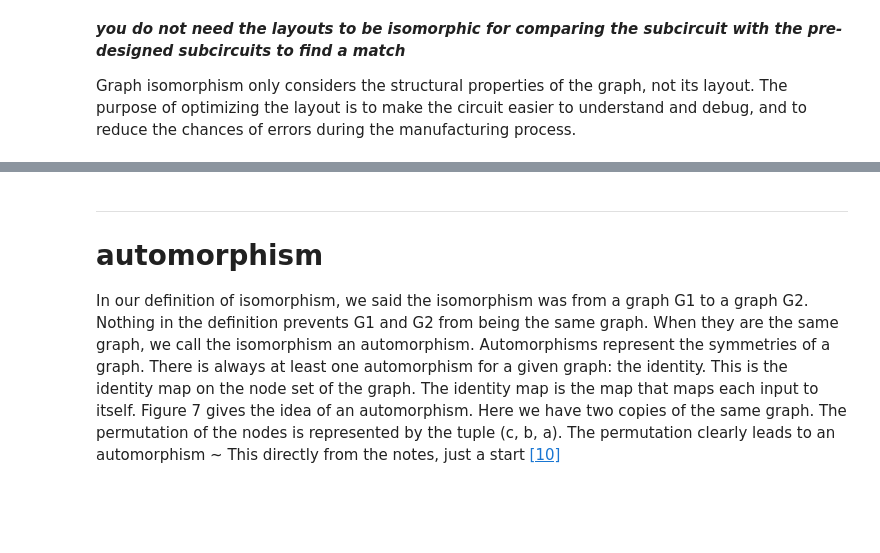
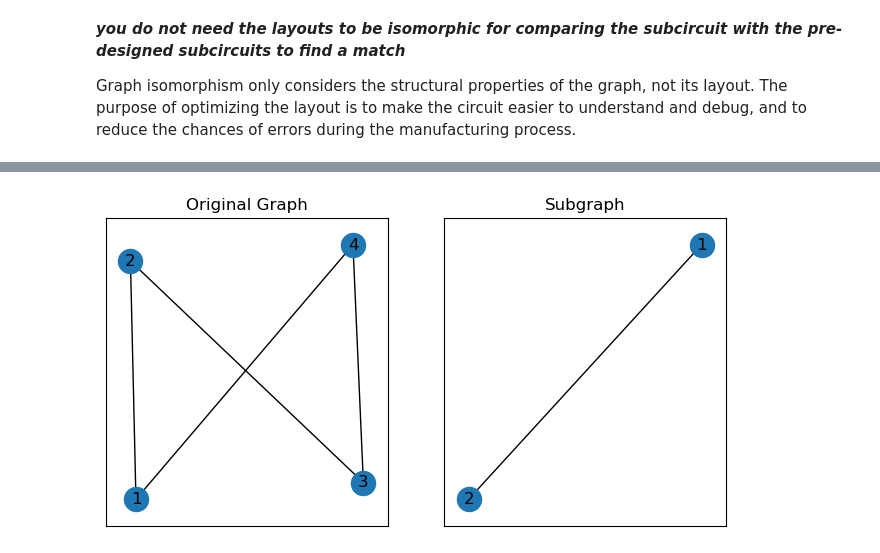
Before and after one commit to EoinieLawless/GraphTheoryProject, a Jupyter notebook: ProjectWork/Graph-isomorphism.ipynb, the cells around one changed output, grey strips where cells are left out. Drawn from its saved outputs; the diff is of its cells as text; code cells hidden in the pictures; blank space fills up the shorter version.

Commit message:
SubGraph

```diff
--- a/ProjectWork/Graph-isomorphism.ipynb
+++ b/ProjectWork/Graph-isomorphism.ipynb
@@ -276,15 +287,32 @@ Overall, the NP-intermediate result for graph isomorphism has important implicat
-# %% [markdown]
-***
-# automorphism
-
-In our definition of isomorphism, we said the isomorphism was
-from a graph G1 to a graph G2. Nothing in the definition prevents
-G1 and G2 from being the same graph. When they are the same
-graph, we call the isomorphism an automorphism.
-Automorphisms represent the symmetries of a graph. There is
-always at least one automorphism for a given graph: the identity.
-This is the identity map on the node set of the graph. The identity
-map is the map that maps each input to itself.
-Figure 7 gives the idea of an automorphism. Here we have two
-copies of the same graph. The permutation of the nodes is represented by the tuple (c, b, a). The permutation clearly leads to an
-automorphism  ~ This directly from the notes, just a start <a href="https://github.com/ianmcloughlin/graphs-groups-and-isomorphisms/raw/main/graphs-groups-and-isomorphisms.pdf">[10]</a>
+# %%
+import networkx as nx
+import matplotlib.pyplot as plt
+
+# To create a new graph
+G = nx.Graph()
+
+# add some nodes and edges to the graph
+G.add_nodes_from([1, 2, 3, 4])
+G.add_edges_from([(1, 2), (2, 3), (3, 4), (4, 1)])
+
+# create a subgraph of the original graph
+sub_nodes = [1, 2]
+sub_edges = [(1, 2)]
+G_sub = nx.Graph()
+G_sub.add_nodes_from(sub_nodes)
+G_sub.add_edges_from(sub_edges)
+
+# draw the original graph and the subgraph using matplotlib
+import matplotlib.pyplot as plt
+
+fig, ax = plt.subplots(nrows=1, ncols=2, figsize=(8, 4))
+
+nx.draw_networkx(G, ax=ax[0])
+ax[0].set_title('Original Graph')
+
+nx.draw_networkx(G_sub, ax=ax[1])
+ax[1].set_title('Subgraph')
+
+plt.show()
+# %% [output]
+[figure, added]
```
Also changed, not shown: parts of 11 cells of this notebook.
